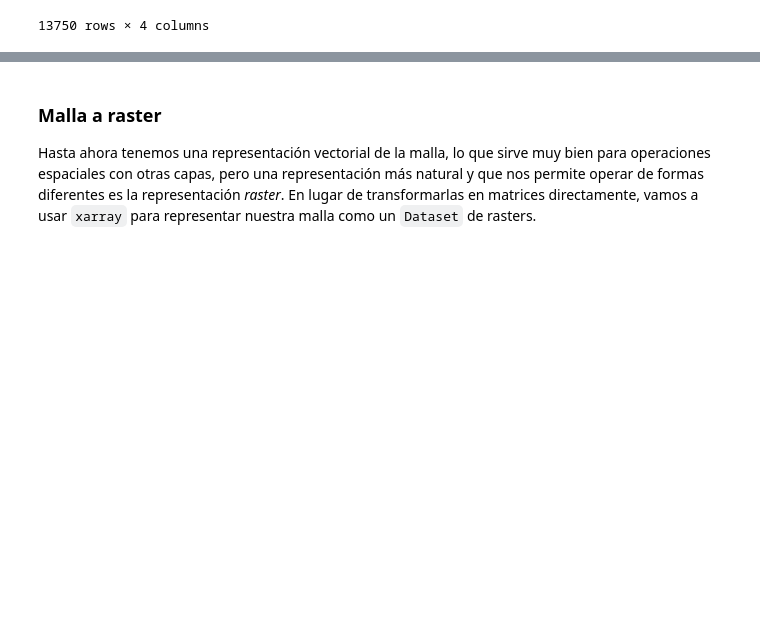
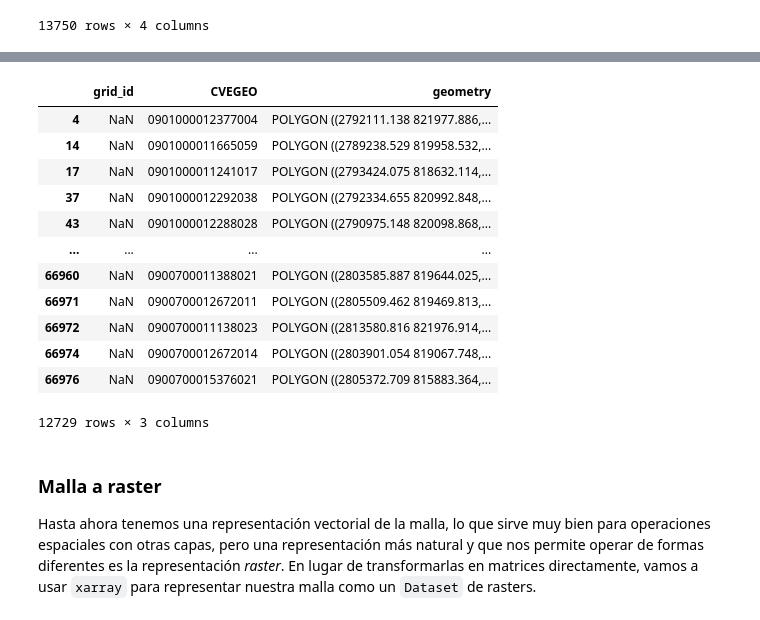
Before and after one commit to CentroGeo/pyLandUseMX, a Jupyter notebook: nbs/api/01_coberturas.ipynb, the cells around one changed output, grey strips where cells are left out. Drawn from its saved outputs; the diff is of its cells as text; code cells hidden in the pictures; blank space fills up the shorter version.

```diff
--- a/nbs/api/01_coberturas.ipynb
+++ b/nbs/api/01_coberturas.ipynb
@@ -393,3 +463,19 @@ malla_todo.datos
+# %%
+unidas.loc[unidas['grid_id'].isna()]
+# %% [output]
+|  | grid_id | CVEGEO | geometry |
+| 4 | NaN | 0901000012377004 | POLYGON ((2792111.138 821977.886,... |
+| 14 | NaN | 0901000011665059 | POLYGON ((2789238.529 819958.532,... |
+| 17 | NaN | 0901000011241017 | POLYGON ((2793424.075 818632.114,... |
+| 37 | NaN | 0901000012292038 | POLYGON ((2792334.655 820992.848,... |
+| 43 | NaN | 0901000012288028 | POLYGON ((2790975.148 820098.868,... |
+| ... | ... | ... | ... |
+| 66960 | NaN | 0900700011388021 | POLYGON ((2803585.887 819644.025,... |
+| 66971 | NaN | 0900700012672011 | POLYGON ((2805509.462 819469.813,... |
+| 66972 | NaN | 0900700011138023 | POLYGON ((2813580.816 821976.914,... |
+| 66974 | NaN | 0900700012672014 | POLYGON ((2803901.054 819067.748,... |
+| 66976 | NaN | 0900700015376021 | POLYGON ((2805372.709 815883.364,... |
+12729 rows × 3 columns
 # %% [markdown]
 ### Malla a raster
 
```
Also changed, not shown: parts of 9 cells of this notebook, 5 other files.
